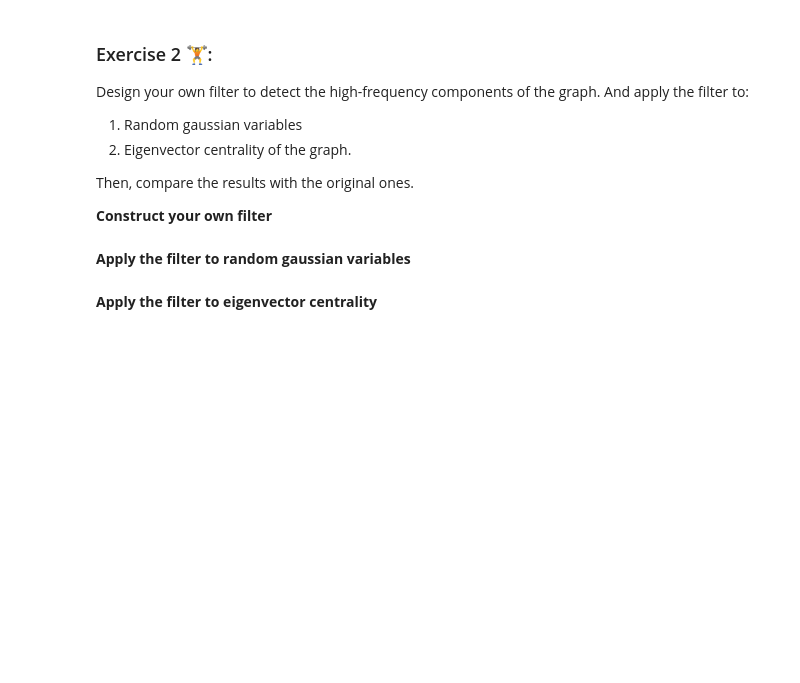
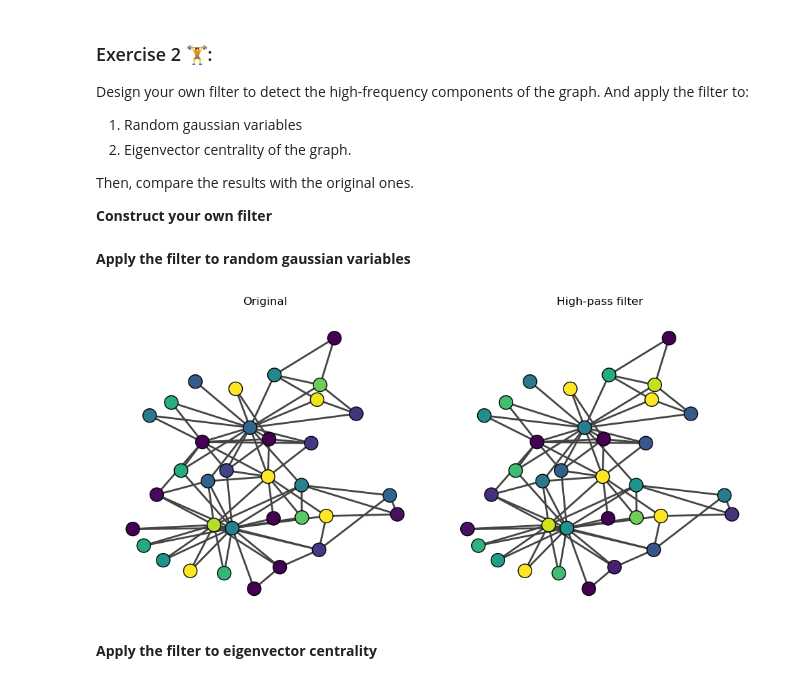
Before and after one commit to skojaku/adv-net-sci, a Jupyter notebook: notebooks/exercise-m09-graph-neural-net.ipynb, the cells around one changed output. Cells and saved outputs as stored; diff of their text form; code cells hidden in the pictures; blank space fills up the shorter version.

```diff
--- a/notebooks/exercise-m09-graph-neural-net.ipynb
+++ b/notebooks/exercise-m09-graph-neural-net.ipynb
@@ -330,7 +356,34 @@ Design your own filter to detect the high-frequency components of the graph. And
 Then, compare the results with the original ones.
 
 **Construct your own filter**
+# %%
+eigvals_filtered = eigvals.copy()
+
+# Design your own filter here
+alpha = 3
+high_pass_filter = alpha * eigvals / (1 + alpha * eigvals)
+#eigvals_filtered[:-10] = 0
+#eigvals_filtered[-10:] = 10
+
+L_filtered = eigvecs @ np.diag(high_pass_filter) @ eigvecs.T
 # %% [markdown]
 **Apply the filter to random gaussian variables**
+# %%
+x = np.random.randn(G.vcount())
+x_prime = L_filtered @ x
+
+fig, axes = plt.subplots(1, 2, figsize=(10, 5), )
+palette = sns.color_palette("viridis", as_cmap=True)
+norm = mpl.colors.Normalize(vmin=-0.8, vmax=0.8)
+
+ig.plot(G, vertex_color=[palette(norm(_x)) for _x in x], bbox=(0, 0, 500, 500), vertex_size=20, target=axes[0])
+axes[0].set_title("Original")
+
+ig.plot(G, vertex_color=[palette(norm(_x)) for _x in x_prime], bbox=(0, 0, 500, 500), vertex_size=20, target=axes[1])
+axes[1].set_title("High-pass filter")
+
+fig.tight_layout()
+# %% [output]
+[figure, added]
 # %% [markdown]
 **Apply the filter to eigenvector centrality**
```
Also changed, not shown: parts of 29 cells of this notebook, 3 other files.
